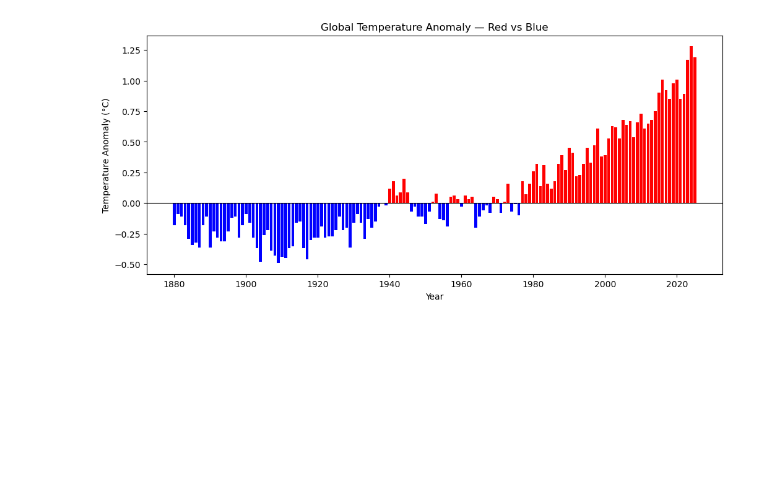
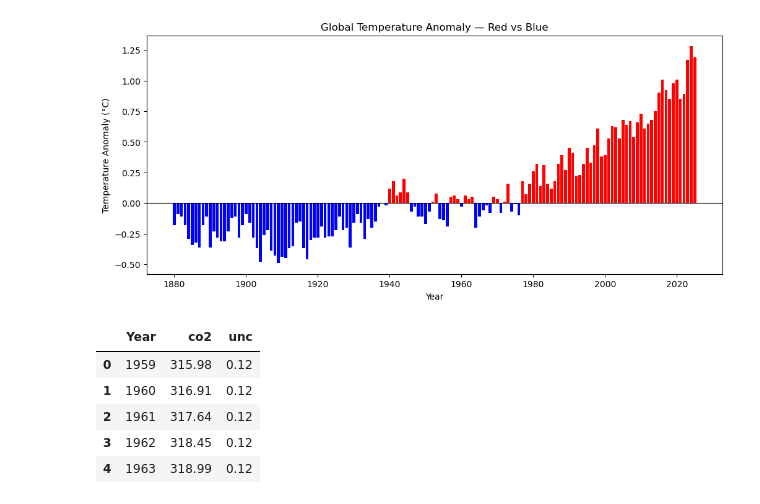
Before and after one commit to mahekshahh/climate-analysis, a Jupyter notebook: climate_analysis.ipynb, the cells around one changed output. Saved outputs shown, nothing was run; the diff lists cells and outputs as text; code cells hidden in the pictures; blank space fills up the shorter version.

```diff
--- a/climate_analysis.ipynb
+++ b/climate_analysis.ipynb
@@ -214,0 +221,11 @@ plt.show()
+# %%
+co2 = pd.read_csv("co2_annmean_mlo.csv", comment="#")
+co2 = co2.rename(columns={"year": "Year", "mean": "co2"})
+co2.head()
+# %% [output]
+|  | Year | co2 | unc |
+| 0 | 1959 | 315.98 | 0.12 |
+| 1 | 1960 | 316.91 | 0.12 |
+| 2 | 1961 | 317.64 | 0.12 |
+| 3 | 1962 | 318.45 | 0.12 |
+| 4 | 1963 | 318.99 | 0.12 |
```
Also changed, not shown: parts of 3 cells of this notebook, 1 other file.
